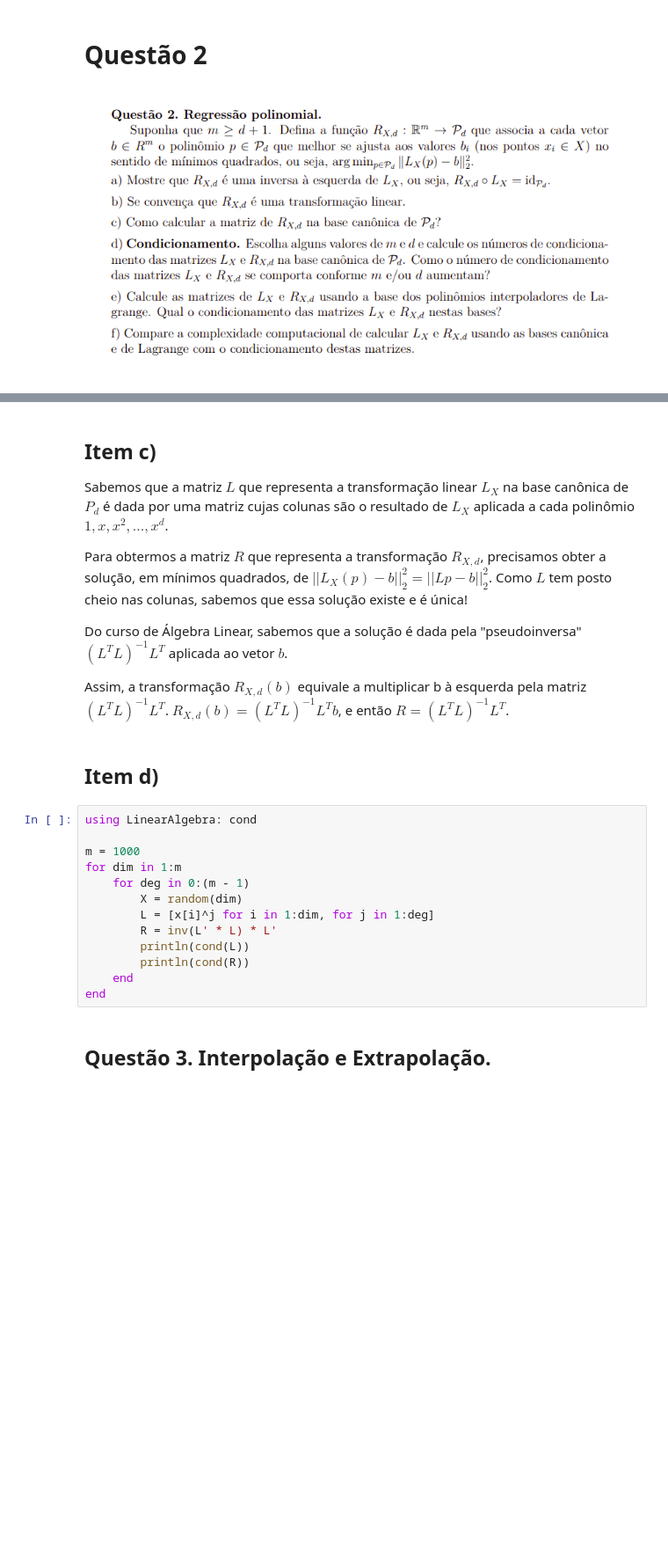
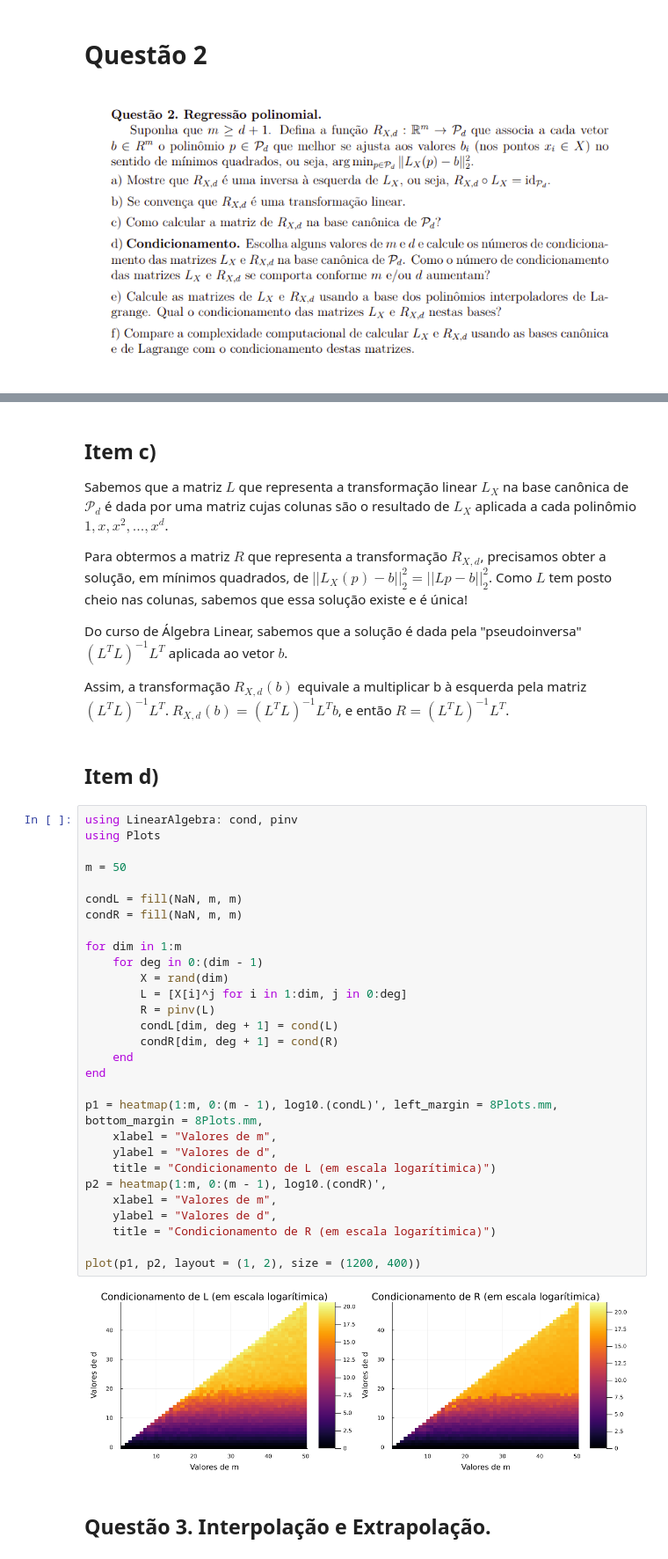
Before and after one commit to ninotica/aln-projeto-03, a Jupyter notebook: Projeto3.ipynb, the cells around one changed output, grey strips where cells are left out. Shown at 88% size. Cells and saved outputs as stored; diff of their text form; blank space fills up the shorter version.

```diff
--- a/Projeto3.ipynb
+++ b/Projeto3.ipynb
@@ -50,7 +50,7 @@ Provando a linearidade de $R_{X, d}$
 # %% [markdown]
 ## Item c)
 
-Sabemos que a matriz $L$ que representa a transformação linear $L_X$ na base canônica de $P_d$ é dada por uma matriz cujas colunas são o resultado de $L_X$ aplicada a cada polinômio $1, x, x^2, ..., x^d$.
+Sabemos que a matriz $L$ que representa a transformação linear $L_X$ na base canônica de $\mathcal{P}_d$ é dada por uma matriz cujas colunas são o resultado de $L_X$ aplicada a cada polinômio $1, x, x^2, ..., x^d$.
 
 Para obtermos a matriz $R$ que representa a transformação $R_{X, d}$, precisamos obter a solução, em mínimos quadrados, de $||L_X(p) - b||_2^2 = ||Lp - b||_2^2$. Como $L$ tem posto cheio nas colunas, sabemos que essa solução existe e é única!
 
@@ -61,18 +61,36 @@ Assim, a transformação $R_{X, d}(b)$ equivale a multiplicar b à esquerda pela
 # %% [markdown]
 ## Item d)
 # %%
-using LinearAlgebra: cond
+using LinearAlgebra: cond, pinv
+using Plots
 
-m = 1000
+m = 50
+
+condL = fill(NaN, m, m)
+condR = fill(NaN, m, m)
+
 for dim in 1:m
-    for deg in 0:(m - 1)
-        X = random(dim)
-        L = [x[i]^j for i in 1:dim, for j in 1:deg]
-        R = inv(L' * L) * L'
-        println(cond(L))
-        println(cond(R))
+    for deg in 0:(dim - 1)
+        X = rand(dim)
+        L = [X[i]^j for i in 1:dim, j in 0:deg]
+        R = pinv(L)
+        condL[dim, deg + 1] = cond(L)
+        condR[dim, deg + 1] = cond(R)
     end
 end
+
+p1 = heatmap(1:m, 0:(m - 1), log10.(condL)', left_margin = 8Plots.mm, bottom_margin = 8Plots.mm,
+    xlabel = "Valores de m",
+    ylabel = "Valores de d",
+    title = "Condicionamento de L (em escala logarítimica)")
+p2 = heatmap(1:m, 0:(m - 1), log10.(condR)',
+    xlabel = "Valores de m",
+    ylabel = "Valores de d",
+    title = "Condicionamento de R (em escala logarítimica)")
+
+plot(p1, p2, layout = (1, 2), size = (1200, 400))
+# %% [output]
+[figure, added]
 # %% [markdown]
 ## Questão 3. Interpolação e Extrapolação.
 # %% [markdown]
```
Also changed, not shown: parts of 2 cells of this notebook.
